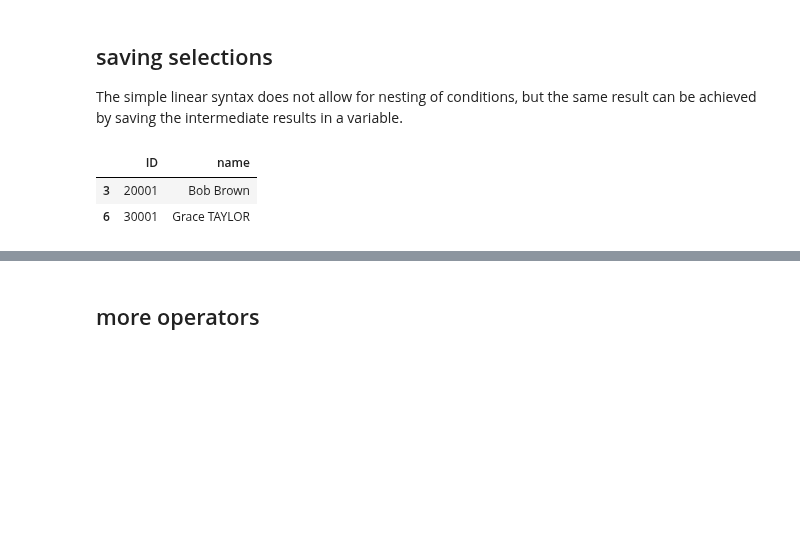
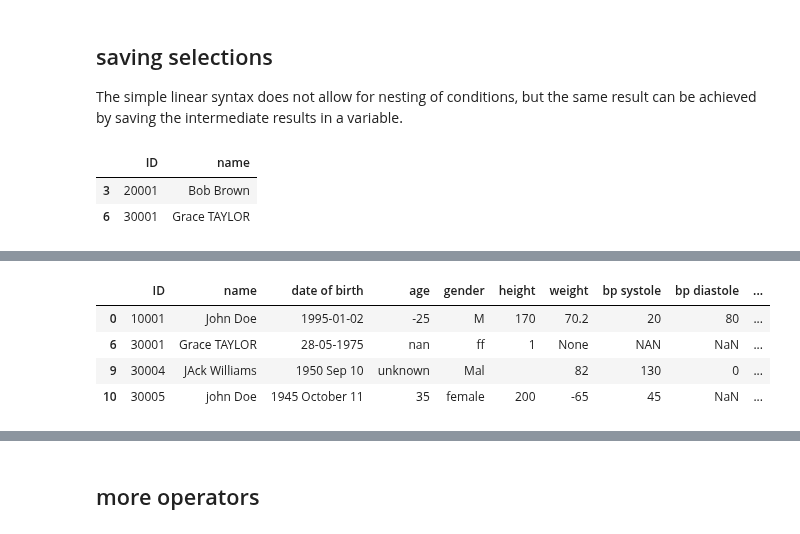
Before and after one commit to MartinVoelkl94/qplib_dev, a Jupyter notebook: interactive_demo.ipynb, the cells around one changed output, grey strips where cells are left out. Cells and saved outputs as stored; diff of their text form; code cells hidden in the pictures; blank space fills up the shorter version.

```diff
--- a/interactive_demo.ipynb
+++ b/interactive_demo.ipynb
@@ -630,0 +782,19 @@ df.q(
+# %%
+#loading row selection:
+df.q(
+    r"""
+    %height  /weight
+        %%all is num;
+            %%%>0
+    $save=1
+    is any;  %%is any;
+
+    %%load=1
+    """
+    )
+# %% [output]
+|  | ID | name | date of birth | age | gender | height | weight | bp systole | bp diastole | ... |
+| 0 | 10001 | John Doe | 1995-01-02 | -25 | M | 170 | 70.2 | 20 | 80 | ... |
+| 6 | 30001 | Grace TAYLOR | 28-05-1975 | nan | ff | 1 | None | NAN | NaN | ... |
+| 9 | 30004 | JAck Williams | 1950 Sep 10 | unknown | Mal |  | 82 | 130 | 0 | ... |
+| 10 | 30005 | john Doe | 1945 October 11 | 35 | female | 200 | -65 | 45 | NaN | ... |
```
Also changed, not shown: parts of 17 cells of this notebook, 2 other files.
